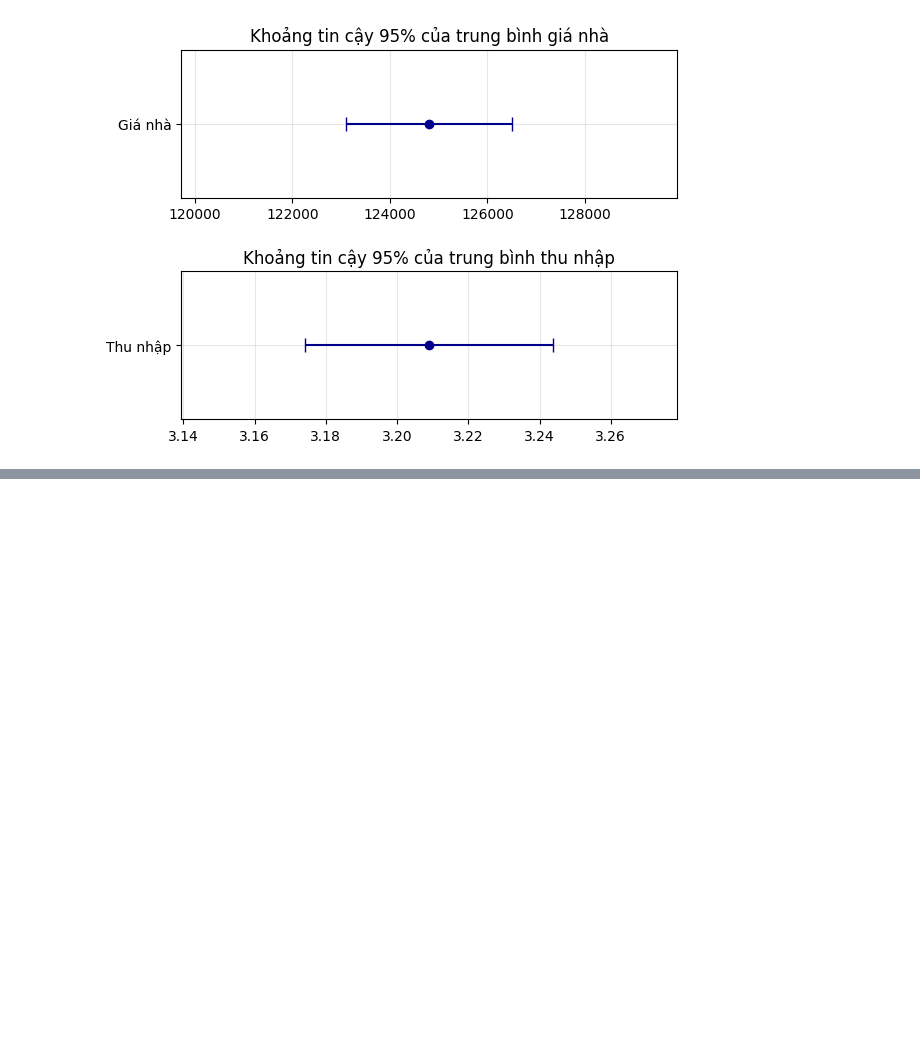
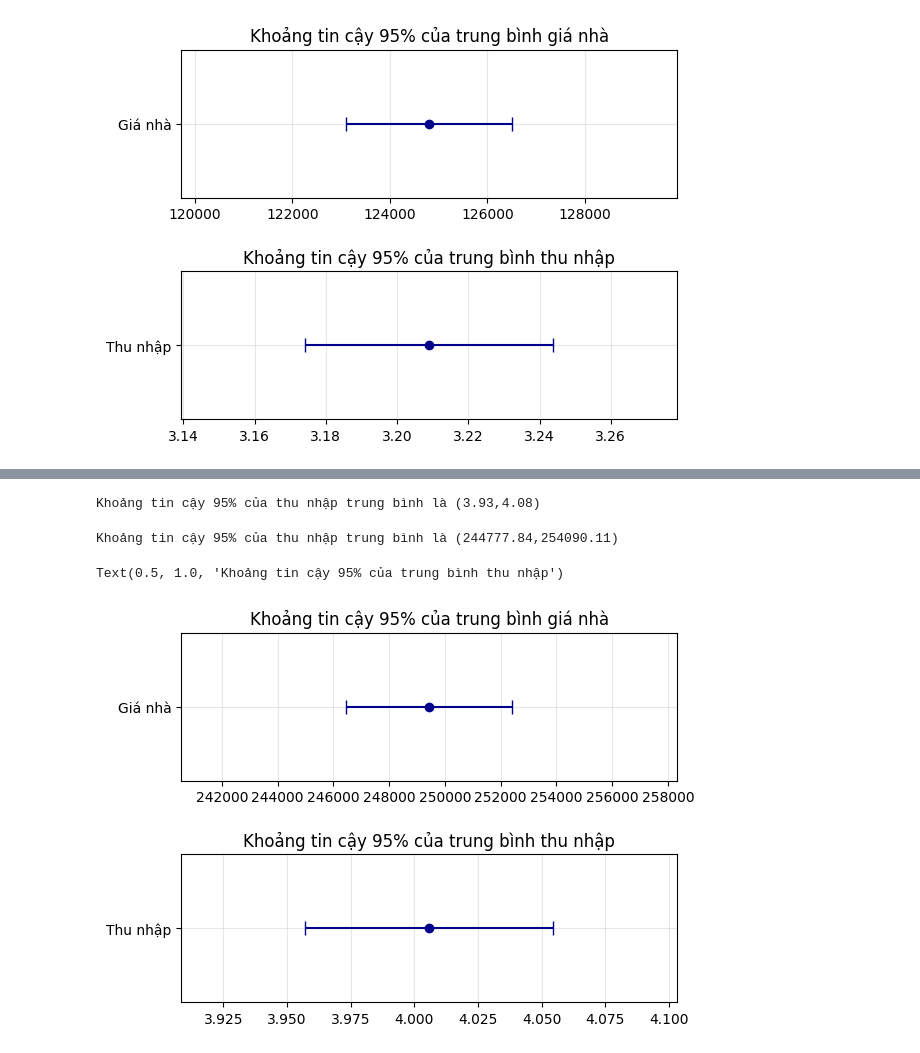
Before and after one commit to KhoiNguyen0000/California_housing_analyst, a Jupyter notebook: 02_Confidence_interval_and_Hypothesis.ipynb, the cells around one changed output, grey strips where cells are left out. Drawn from its saved outputs; the diff is of its cells as text; code cells hidden in the pictures; blank space fills up the shorter version.

```diff
--- a/02_Confidence_interval_and_Hypothesis.ipynb
+++ b/02_Confidence_interval_and_Hypothesis.ipynb
@@ -78,0 +81,6 @@ Text(0.5, 1.0, 'Khoảng tin cậy 95% của trung bình thu nhập')
+# %%
+mean_nearocean_income = Data_near_ocean.describe()['median_income'].loc['mean']
+std_nearocean_income = Data_near_ocean.describe()['median_income'].loc['std']
+
+mean_nearocean_house_value = Data_near_ocean.describe()['median_house_value'].loc['mean']
+std_nearocean_house_value = Data_near_ocean.describe()['median_house_value'].loc['std']
@@ -78,0 +90,4 @@ Text(0.5, 1.0, 'Khoảng tin cậy 95% của trung bình thu nhập')
+# %%
+print(f'Khoảng tin cậy 95% của thu nhập trung bình là ({lower_nearocean_income_CI:.2f},{upper_nearocean_income_CI:.2f})')
+# %% [output]
+Khoảng tin cậy 95% của thu nhập trung bình là (3.93,4.08)
@@ -78,0 +97,26 @@ Text(0.5, 1.0, 'Khoảng tin cậy 95% của trung bình thu nhập')
+# %%
+print(f'Khoảng tin cậy 95% của thu nhập trung bình là ({lower_nearocean_house_value_CI:.2f},{upper_nearocean_house_value_CI:.2f})')
+# %% [output]
+Khoảng tin cậy 95% của thu nhập trung bình là (244777.84,254090.11)
+# %%
+fig,ax = plt.subplots(2,1)
+
+ax[0].errorbar(y=['Giá nhà'],
+             x=[mean_nearocean_house_value],
+             xerr=[Z_alpha2*(std_nearocean_house_value/math.sqrt(Data_inland.shape[0]))],
+             fmt='o',capsize=5,color='darkblue')
+ax[0].margins(1)
+ax[0].grid(alpha=0.3)
+ax[0].set_title(f'Khoảng tin cậy 95% của trung bình giá nhà')
+
+plt.subplots_adjust(hspace=0.5)
+ax[1].errorbar(y=['Thu nhập'],
+             x=[mean_nearocean_income],
+             xerr=[Z_alpha2*(std_nearocean_income/math.sqrt(Data_inland.shape[0]))],
+             fmt='o',capsize=5,color='darkblue')
+ax[1].margins(0.5)
+ax[1].grid(alpha=0.3)
+ax[1].set_title(f'Khoảng tin cậy 95% của trung bình thu nhập')
+# %% [output]
+Text(0.5, 1.0, 'Khoảng tin cậy 95% của trung bình thu nhập')
+[figure, added]
```
Also changed, not shown: parts of 3 cells of this notebook.
